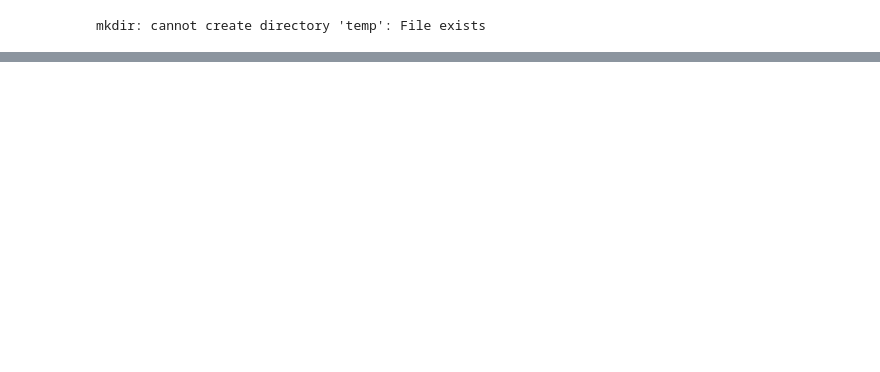
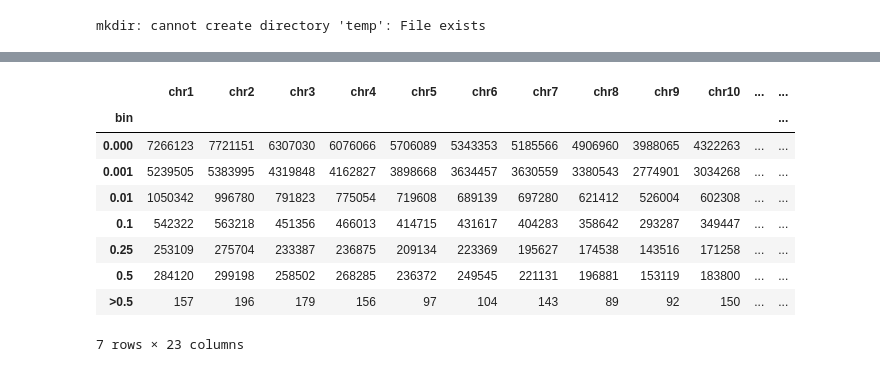
Before and after one commit to dvitale199/rare_variants, a Jupyter notebook: rare_variant_analysis.ipynb, the cells around one changed output, grey strips where cells are left out. Cells and saved outputs as stored; diff of their text form; code cells hidden in the pictures; blank space fills up the shorter version.

Commit message:
testing with larger MAF groups

```diff
--- a/rare_variant_analysis.ipynb
+++ b/rare_variant_analysis.ipynb
@@ -18,8 +18,7 @@ idfile = '_keep.id'
 demog = pd.read_csv('/data/LNG/iwakih2/ampPD/data1_out/PP_PD_BF_HB_LC_demog.csv')
 euro = pd.read_csv(f'{wgsfolder}/PCA_filtered_europeans.txt', sep=' ',
                   header=None, names=['FID', 'IID'])
-# df = pd.merge(demog, euro, left_on='WGSID', right_on='IID')
-df = demog
+df = pd.merge(demog, euro, left_on='WGSID', right_on='IID')
 df['FID'] = df.WGSID
 df['IID'] = df.WGSID
 df.RECRUIT=['CTR' if i=='HC' else i for i in df.RECRUIT]
@@ -120,13 +142,17 @@ Hosting the diagnostics dashboard on a random port instead.
 # %%
 client.close()
 # %%
+total_counts_df = pd.DataFrame(index=[0,1,2,3,4,5,6])
+
 for chrnum in range(1,23):
     freqfile = f'freq.{chrnum}'
 
     df = dd.read_csv(f'{freqfile}.afreq', sep='\t')
     df['MAF'] = df.ALT_FREQS.where(cond=df.ALT_FREQS<=0.5, other=1-df.ALT_FREQS)
     df['Group'] = df.MAF.apply(MAFbin, meta=('MAF', 'float64'))
-    for i in range(1,8):
+    for i in range(1,7):
         df.loc[df.Group==i, ['ID']].to_csv(
             f'{freqfile}.mafbin{i}', index=False, single_file=True)
     print(f'chr{chrnum} finished')
+    total_counts_df[chrnum] = pd.DataFrame(df.groupby('Group').ID.count().compute())
+#     total_counts_df.merge(counts_df, left_index=True)
@@ -132,0 +177,23 @@ for chrnum in range(1,23):
+# %%
+# # add chr names
+chrs = ['chr' + str(i) for i in range(1,23)]
+total_counts_df.columns = chrs
+
+# add bins
+bins = ['0.000', '<0.001', '<0.01', '<0.1', '<0.25', '<0.5', '=0.5']
+total_counts_df['bin'] = bins
+total_counts_df.set_index('bin', inplace=True)
+total_counts_df['total'] = total_counts_df.sum(axis=1)
+total_counts_df.to_csv('_maf_bin_counts.txt', sep='\t')
+total_counts_df
+# %% [output]
+|  | chr1 | chr2 | chr3 | chr4 | chr5 | chr6 | chr7 | chr8 | chr9 | chr10 | ... | ... |
+| bin |  |  |  |  |  |  |  |  |  |  |  | ... |
+| 0.000 | 7266123 | 7721151 | 6307030 | 6076066 | 5706089 | 5343353 | 5185566 | 4906960 | 3988065 | 4322263 | ... | ... |
+| 0.001 | 5239505 | 5383995 | 4319848 | 4162827 | 3898668 | 3634457 | 3630559 | 3380543 | 2774901 | 3034268 | ... | ... |
+| 0.01 | 1050342 | 996780 | 791823 | 775054 | 719608 | 689139 | 697280 | 621412 | 526004 | 602308 | ... | ... |
+| 0.1 | 542322 | 563218 | 451356 | 466013 | 414715 | 431617 | 404283 | 358642 | 293287 | 349447 | ... | ... |
+| 0.25 | 253109 | 275704 | 233387 | 236875 | 209134 | 223369 | 195627 | 174538 | 143516 | 171258 | ... | ... |
+| 0.5 | 284120 | 299198 | 258502 | 268285 | 236372 | 249545 | 221131 | 196881 | 153119 | 183800 | ... | ... |
+| >0.5 | 157 | 196 | 179 | 156 | 97 | 104 | 143 | 89 | 92 | 150 | ... | ... |
+7 rows × 23 columns
```
Also changed, not shown: parts of 25 cells of this notebook.
